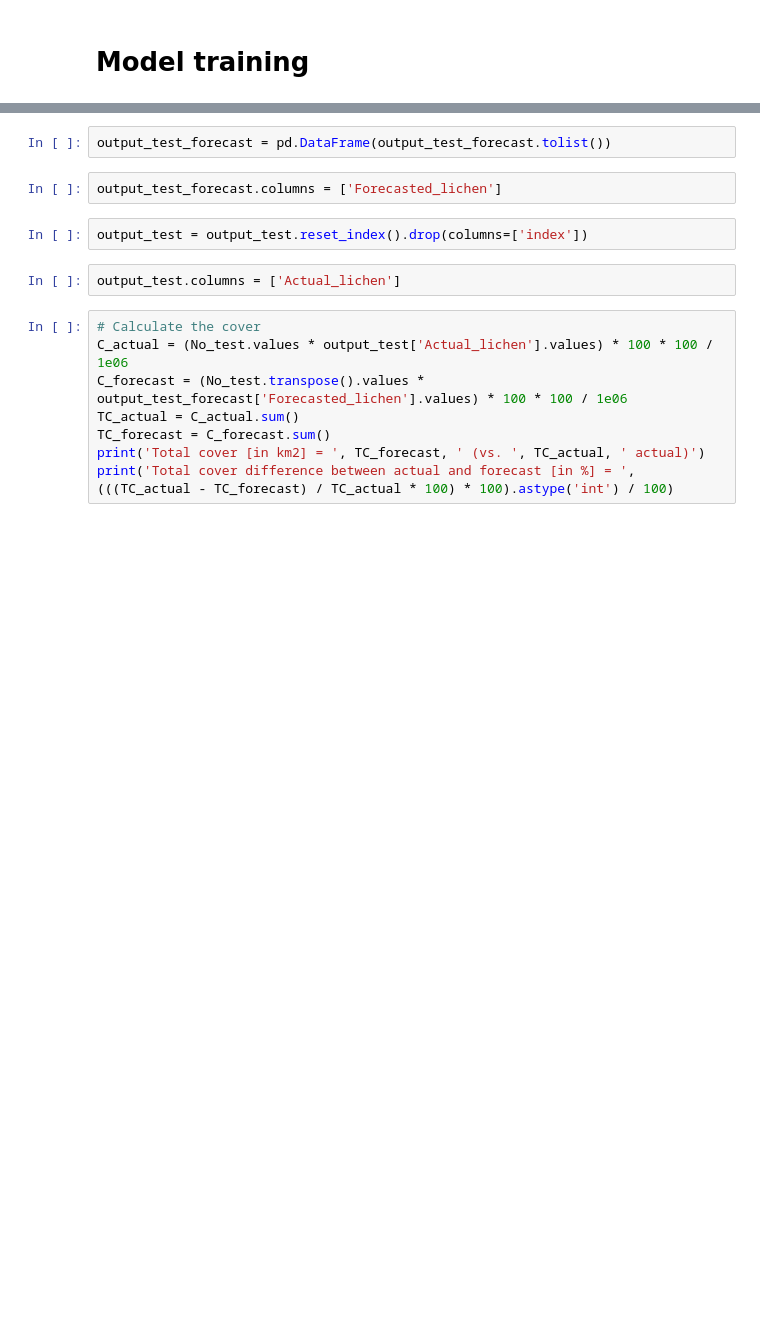
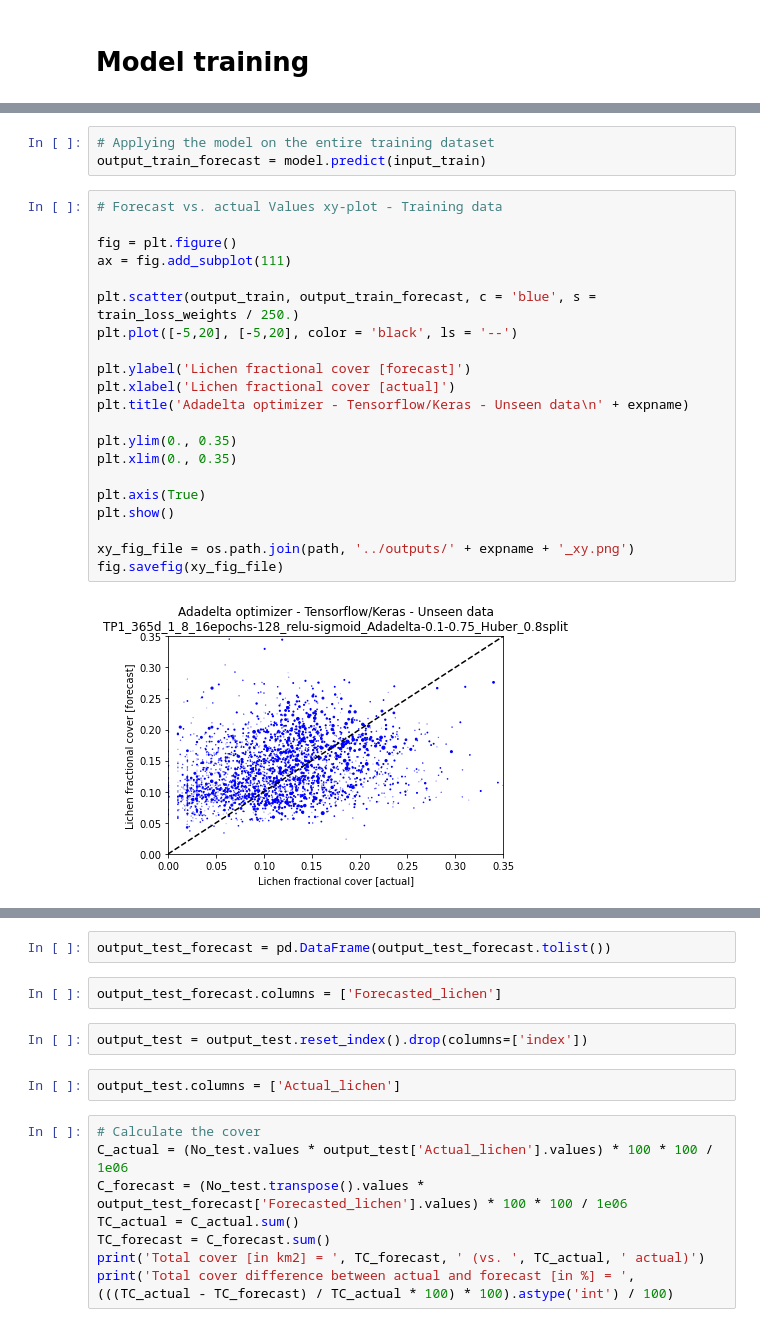
Before and after one commit to j34ni/Vegetation_in_Troms_and_Finnmark, a Jupyter notebook: train_mooc_tp1n.ipynb, the cells around one changed output, grey strips where cells are left out. Saved outputs shown, nothing was run; the diff lists cells and outputs as text; blank space fills up the shorter version.

```diff
--- a/train_mooc_tp1n.ipynb
+++ b/train_mooc_tp1n.ipynb
@@ -248,3 +303,29 @@ Validation  Mean Squared Error: 0.5430598855018616
+# %%
+# Applying the model on the entire training dataset
+output_train_forecast = model.predict(input_train)
+# %%
+# Forecast vs. actual Values xy-plot - Training data
+
+fig = plt.figure()
+ax = fig.add_subplot(111)
+
+plt.scatter(output_train, output_train_forecast, c = 'blue', s = train_loss_weights / 250.)
+plt.plot([-5,20], [-5,20], color = 'black', ls = '--')
+
+plt.ylabel('Lichen fractional cover [forecast]')
+plt.xlabel('Lichen fractional cover [actual]')
+plt.title('Adadelta optimizer - Tensorflow/Keras - Unseen data\n' + expname)
+
+plt.ylim(0., 0.35)
+plt.xlim(0., 0.35)
+
+plt.axis(True)
+plt.show()
+
+xy_fig_file = os.path.join(path, '../outputs/' + expname + '_xy.png')
+fig.savefig(xy_fig_file)
+# %% [output]
+[figure, added]
 # %%
 # Perform a prediction
 print('Forecasting', input_test.sum())
```
Also changed, not shown: parts of 20 cells of this notebook.
